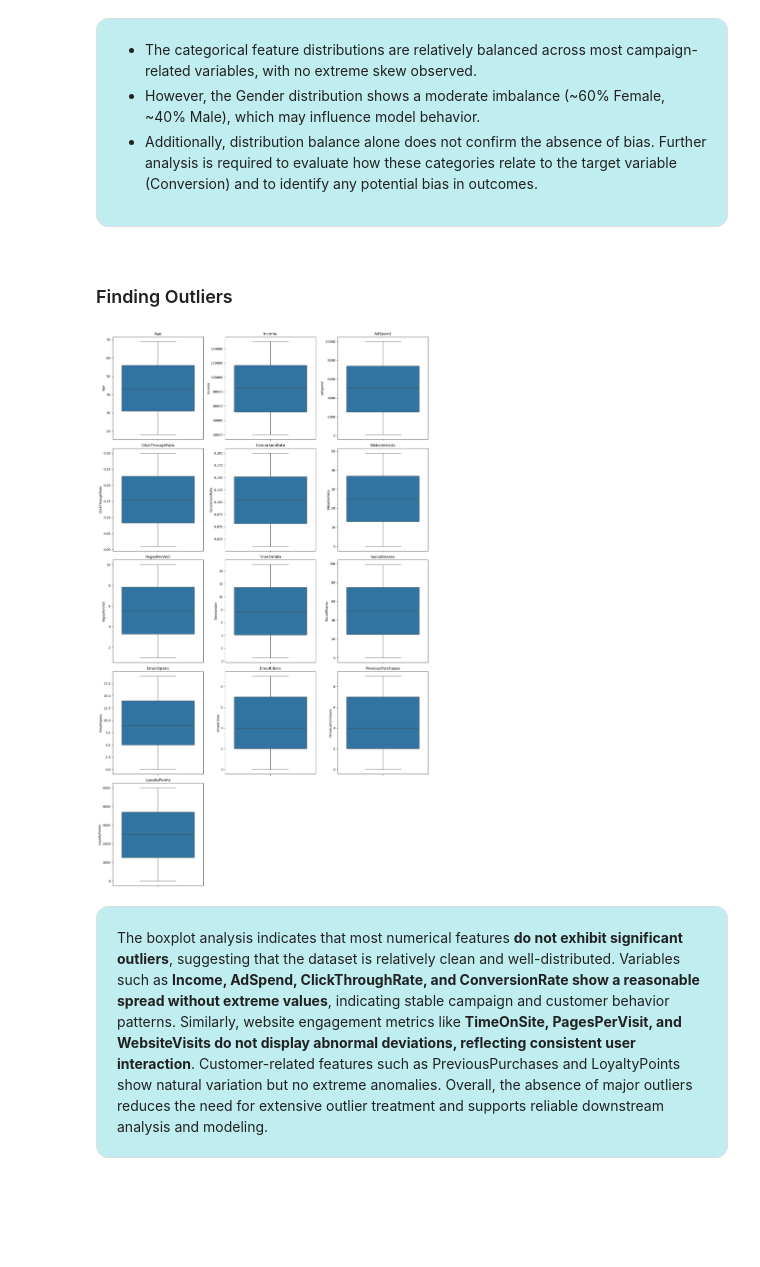
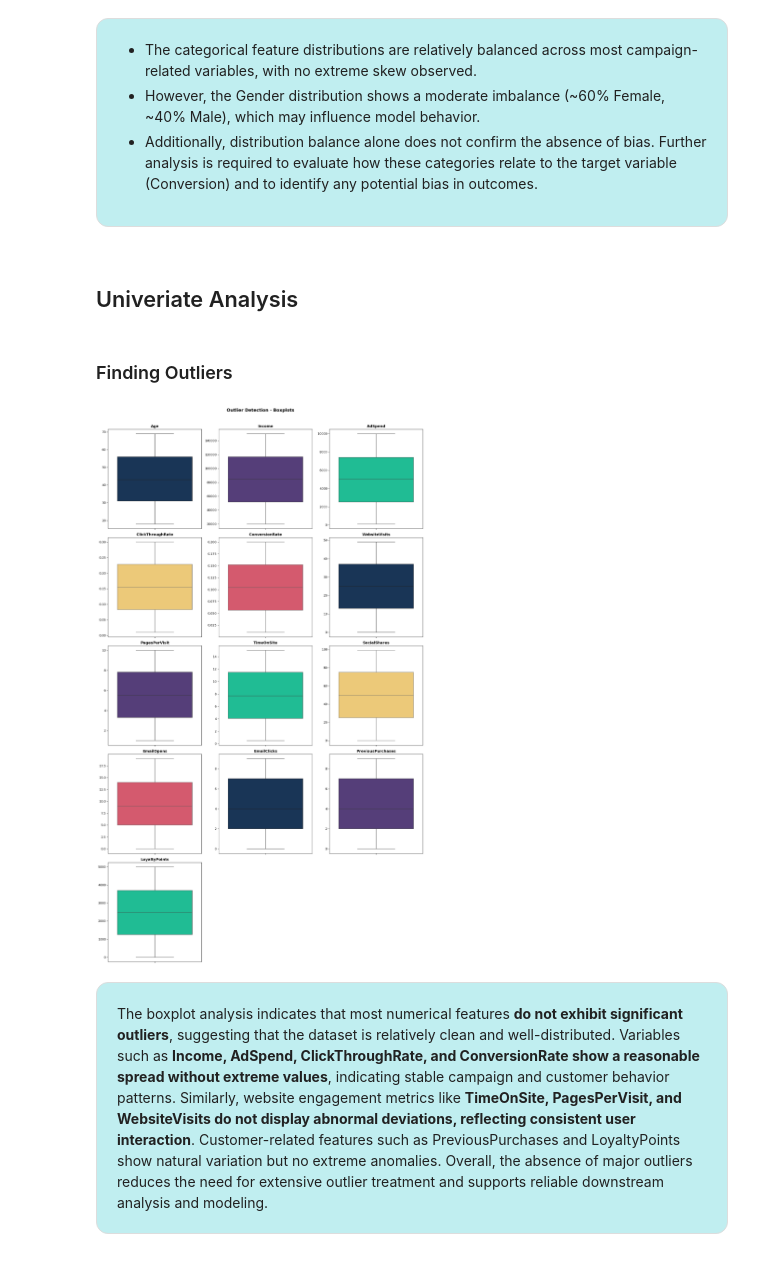
Before and after one commit to Poojaschavan97/Digital-Marketing-Campaign, a Jupyter notebook: Digital Marketing.ipynb, the cells around one changed output. Drawn from its saved outputs; the diff is of its cells as text; code cells hidden in the pictures; blank space fills up the shorter version.

```diff
--- a/Digital Marketing.ipynb
+++ b/Digital Marketing.ipynb
@@ -265,28 +292,31 @@ Name: count, dtype: int64
         <li>Additionally, distribution balance alone does not confirm the absence of bias. Further analysis is required to evaluate how these categories relate to the target variable (Conversion) and to identify any potential bias in outcomes.</li>
     </ul>
 </div>
+# %% [markdown]
+## Univeriate Analysis
 # %% [markdown]
 ### Finding Outliers
 # %%
-def outlier_detection():
-    num_col = digital_data.select_dtypes(include=['int64','float64']).columns.drop(['CustomerID','Conversion'])
-    n = len(num_col)
-    cols = 3
-    rows = math.ceil(n/cols)
 
-    plt.figure(figsize=(15,5*rows))
+num_col = digital_data.select_dtypes(include=['int64','float64']).columns.drop(['CustomerID','Conversion'])
+n = len(num_col)
+cols = 3
+rows = math.ceil(n/cols)
 
-    for i,col in enumerate(num_col,1):
-        plt.subplot(rows,cols,i)
-        sns.boxplot(digital_data[col])
-        plt.title(col)
+plt.figure(figsize=(15,5*rows))
 
-    plt.tight_layout()
-    plt.show()
+for i,col in enumerate(num_col,1):
+    plt.subplot(rows,cols,i)
+    sns.boxplot(digital_data[col],color = PALETTE[i%len(PALETTE)],
+               flierprops = dict(marker = 'o', markerfacecolor = 'red', markersize = 3, alpha = 0.5))
+    plt.ylabel('')
+    plt.title(col, fontsize = 12, fontweight = "bold")
+
+plt.suptitle("Outlier Detection - Boxplots", fontsize = 14, fontweight = "bold", y = 1.01)
+plt.tight_layout()
+plt.show()
+# %% [output]
+[figure, added]
-# %%
-outlier_detection()
-# %% [output]
-[figure, removed]
 # %% [markdown]
 <div style="
     background-color:#C0EEF0;
```
Also changed, not shown: parts of 33 cells of this notebook.
